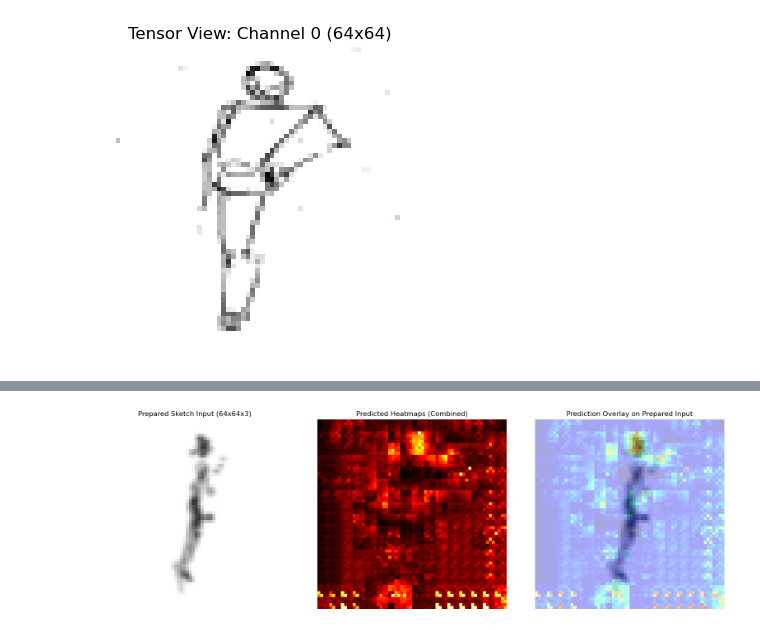
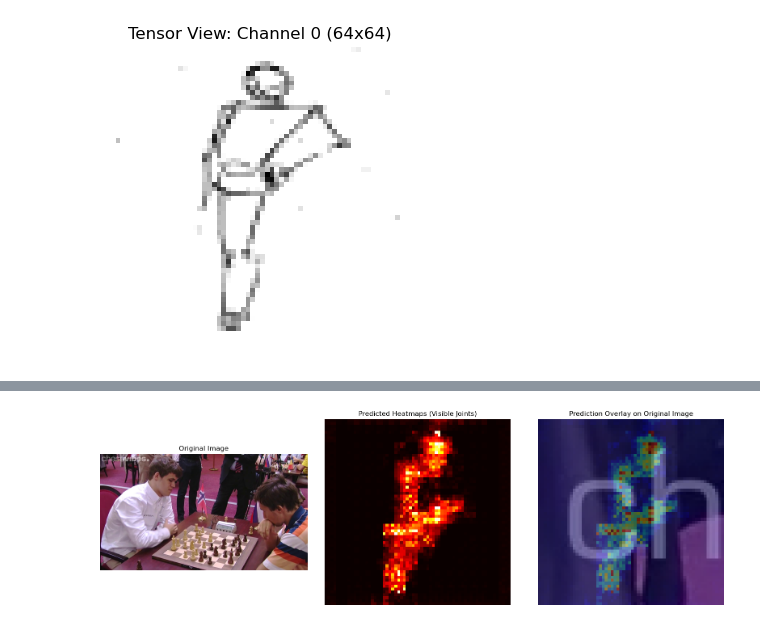
Before and after one commit to Leahie/pose-project, a Jupyter notebook: research/sketch_to_pose.ipynb, the cells around one changed output, grey strips where cells are left out. Cells and saved outputs as stored; diff of their text form; code cells hidden in the pictures.

Commit message:
added visibility head and created weighted data sampler

```diff
--- a/research/sketch_to_pose.ipynb
+++ b/research/sketch_to_pose.ipynb
@@ -1785,72 +2041,85 @@ Loaded .pkl shape: (64, 64, 3) dtype: uint8
 # %%
 from matplotlib import patheffects as path_effects
 
-# Ensure model input is a torch tensor with shape (1, 3, 64, 64)
-if isinstance(tensor_img, np.ndarray):
+# Use both the original image and the sketch tensor for display.
+original_disp = random_image.numpy_view() if isinstance(random_image, mp.Image) else np.asarray(random_image)
+if isinstance(sketch_tensor_input, torch.Tensor):
+    sketch_disp = sketch_tensor_input[0].detach().cpu().permute(1, 2, 0).numpy()
+else:
+    sketch_disp = np.asarray(sketch_tensor_input)
+
+# Run inference on the prepared sketch tensor.
+if isinstance(sketch_tensor_input, torch.Tensor):
+    tensor_img_t = sketch_tensor_input.float()
+elif isinstance(tensor_img, np.ndarray):
     arr = tensor_img.astype(np.float32)
     if arr.ndim == 3:  # HWC -> NCHW
         arr = np.transpose(arr, (2, 0, 1))[None, ...]
     tensor_img_t = torch.from_numpy(arr).float()
 else:
-    tensor_img_t = tensor_img.float()
+    tensor_img_t = torch.tensor(sketch_tensor_input, dtype=torch.float32).permute(2, 0, 1).unsqueeze(0)
 
-# Run inference on prepared sketch tensor
 with torch.no_grad():
-    pred_heatmaps = loaded_model(tensor_img_t)
+    model_output = loaded_model(tensor_img_t)
+
+if isinstance(model_output, (tuple, list)) and len(model_output) == 2:
+    pred_heatmaps, pred_visibility = model_output
+else:
+    pred_heatmaps = model_output
+    pred_visibility = torch.ones(
+        (pred_heatmaps.shape[0], pred_heatmaps.shape[1]),
+        dtype=pred_heatmaps.dtype,
+        device=pred_heatmaps.device,
+    )
 
 predicted_heatmaps_np = pred_heatmaps.squeeze(0).cpu().numpy()  # (33, 64, 64)
+predicted_visibility_np = pred_visibility.squeeze(0).cpu().numpy()  # (33,)
+
+vis_threshold = 0.50
+visible_mask = predicted_visibility_np >= vis_threshold
+if not np.any(visible_mask):
+    visible_mask[int(np.argmax(predicted_visibility_np))] = True
+
 print(f"Prepared input tensor shape: {tuple(tensor_img_t.shape)}")
 print(f"Predicted heatmaps shape: {predicted_heatmaps_np.shape}")
+print(f"Visible joints from model: {int(np.sum(visible_mask))}/33 (threshold={vis_threshold:.2f})")
 
-# Visualize prepared input + combined heatmap + overlay
-prepared_disp = pkl_64_3ch
-if prepared_disp.max() > 1.0:
-    prepared_disp = prepared_disp / 255.0
-
-combined_hm = np.max(predicted_heatmaps_np, axis=0)
+# Visualize the original image + combined visible heatmap + overlay.
+if np.any(visible_mask):
+    combined_hm = np.max(predicted_heatmaps_np[visible_mask], axis=0)
+else:
+    combined_hm = np.zeros_like(predicted_heatmaps_np[0])
 combined_hm_norm = (combined_hm - combined_hm.min()) / (combined_hm.max() - combined_hm.min() + 1e-8)
 
 fig, axes = plt.subplots(1, 3, figsize=(16, 5))
-axes[0].imshow(prepared_disp)
-axes[0].set_title("Prepared Sketch Input (64x64x3)")
+axes[0].imshow(original_disp)
+axes[0].set_title("Original Image")
 axes[0].axis("off")
 
 axes[1].imshow(combined_hm_norm, cmap="hot")
-axes[1].set_title("Predicted Heatmaps (Combined)")
+axes[1].set_title("Predicted Heatmaps (Visible Joints)")
 axes[1].axis("off")
 
-axes[2].imshow(prepared_disp)
+axes[2].imshow(original_disp)
 axes[2].imshow(combined_hm_norm, cmap="jet", alpha=0.35)
-axes[2].set_title("Prediction Overlay on Prepared Input")
+axes[2].set_title("Prediction Overlay on Original Image")
 axes[2].axis("off")
 
 plt.tight_layout()
 plt.show()
 
-# Plot only confident per-joint argmax points
-# This removes many noisy low-activation channels that cluster in the torso/head.
+# Plot only visible joints (from visibility head) on the sketch.
 heatmaps = predicted_heatmaps_np
 H_hm, W_hm = heatmaps.shape[1], heatmaps.shape[2]
-display_h, display_w = prepared_disp.shape[0], prepared_disp.shape[1]
-
-joint_scores = heatmaps.reshape(heatmaps.shape[0], -1).max(axis=1)
-conf_threshold = 0.20
-
-# If model activations are generally low, keep at least top-N joints as fallback.
-valid = joint_scores >= conf_threshold
-if valid.sum() < 8:
-    top_n = 12
-    top_idx = np.argsort(joint_scores)[-top_n:]
-    valid = np.zeros_like(valid, dtype=bool)
-    valid[top_idx] = True
+display_h, display_w = sketch_disp.shape[0], sketch_disp.shape[1]
 
 fig, ax = plt.subplots(figsize=(7, 7))
-ax.imshow(prepared_disp)
-ax.set_title("Landmarks on Prepared Sketch (Confident Joints)")
+ax.imshow(sketch_disp)
+ax.set_title("Landmarks on Sketch Tensor (Visibility Filtered)")
 ax.axis("off")
 
 for i, hm in enumerate(heatmaps):
-    if not valid[i]:
+    if not visible_mask[i]:
         continue
 
     y_hm, x_hm = np.unravel_index(np.argmax(hm), hm.shape)
@@ -1874,7 +2143,7 @@ for i, hm in enumerate(heatmaps):
         path_effects.Normal()
     ])
 
-print(f"Showing {int(valid.sum())}/33 joints (threshold={conf_threshold:.2f})")
+print(f"Showing {int(np.sum(visible_mask))}/33 joints (visibility threshold={vis_threshold:.2f})")
 plt.show()
 # %% [output]
 Prepared input tensor shape: (1, 3, 64, 64)
@@ -1882 +2152 @@ Predicted heatmaps shape: (33, 64, 64)
-[figure, old version]
+[figure, new version]
```
Also changed, not shown: parts of 18 cells of this notebook, 2 other files.
